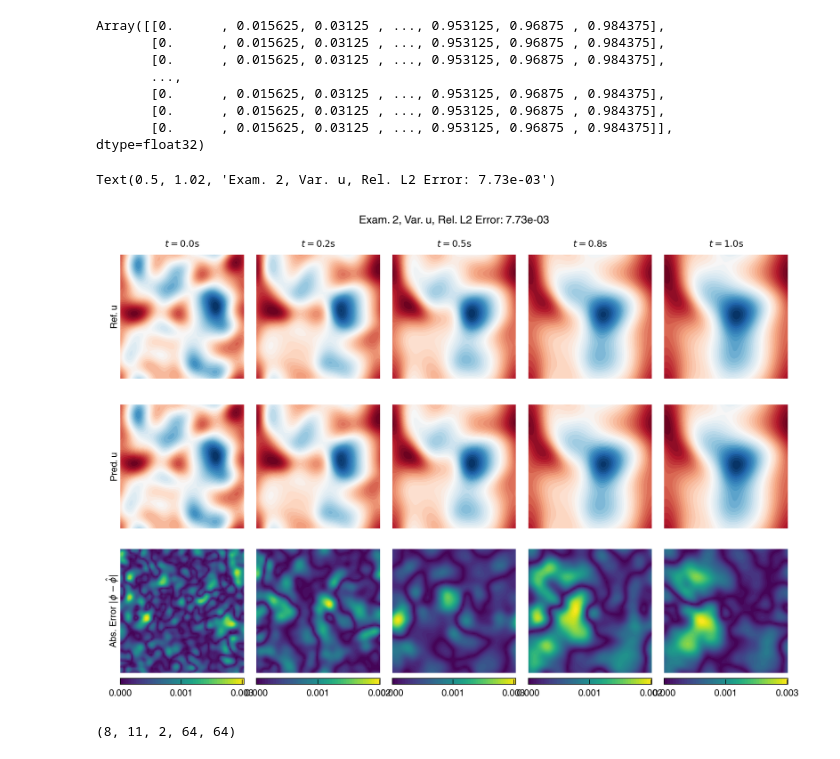
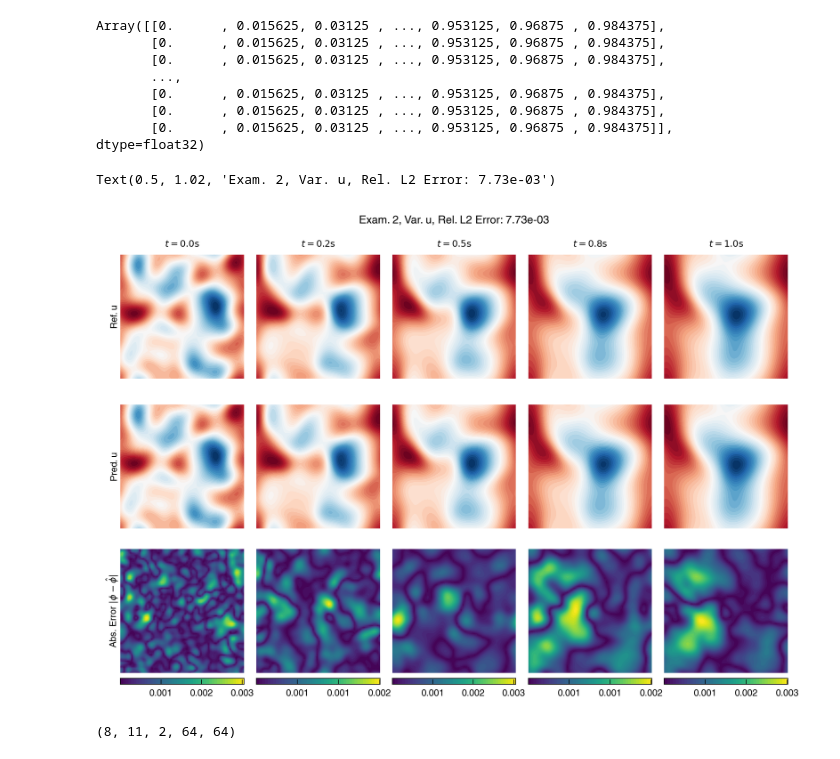
Before and after one commit to NanxiiChen/PI-CViT, a Jupyter notebook: burgers/eval.ipynb, the cells around one changed output. Saved outputs shown, nothing was run; the diff lists cells and outputs as text; code cells hidden in the pictures.

```diff
--- a/burgers/eval.ipynb
+++ b/burgers/eval.ipynb
@@ -217,42 +217,42 @@ for i, tic in enumerate(target_ts):
         ref_sols[batch_th, i, channel_th, :, :]
         - sols[batch_th, i, channel_th, :, :]
     )
     diff_cont = ax.contourf(
         xx, yy,
         diff,
         levels=50,
         cmap="viridis",
     )
 
     if i == 0:
         ax.text(
             -0.01,
             0.5,
             r"Abs. Error $|\phi - \hat{\phi}|$",
             rotation=90,
             va="center",
             ha="right",
             transform=ax.transAxes,
         )
 
     colorbar = fig.colorbar(
         diff_cont, ax=ax, fraction=0.046, pad=0.04, orientation="horizontal",
-        format="%.3f", ticks=jnp.linspace(0, jnp.max(diff), num=3)
+        format="%.3f", ticks=jnp.linspace(0, jnp.max(diff), num=4)[1:]
     )
-    total_l2 = jnp.sqrt(jnp.sum((ref_sols - sols) ** 2, axis=(1, 3, 4))) / jnp.sqrt(
-        jnp.sum(ref_sols**2, axis=(1, 3, 4))
-    )
-    total_l2 = jnp.mean(total_l2)
-    fig.subplots_adjust(
-        left=0.03, right=0.97, top=0.95, bottom=0.03, hspace=0.1, wspace=0.1
-    )
+total_l2 = jnp.sqrt(jnp.sum((ref_sols - sols) ** 2, axis=(1, 3, 4))) / jnp.sqrt(
+    jnp.sum(ref_sols**2, axis=(1, 3, 4))
+)
+total_l2 = jnp.mean(total_l2)
+fig.subplots_adjust(
+    left=0.03, right=0.97, top=0.95, bottom=0.03, hspace=0.1, wspace=0.1
+)
 fig.suptitle(
     f"Exam. {batch_th}, Var. {notation}, Rel. L2 Error: {total_l2:.2e}",
     y=1.02,
 )
 # %% [output]
 Text(0.5, 1.02, 'Exam. 2, Var. u, Rel. L2 Error: 7.73e-03')
-[figure, old version]
+[figure, new version]
 # %%
 # def compute_vorticity(u, v, kx, ky):
 #     """Compute vorticity from velocity field in the Fourier domain.
```
Also changed, not shown: 1 other file.
